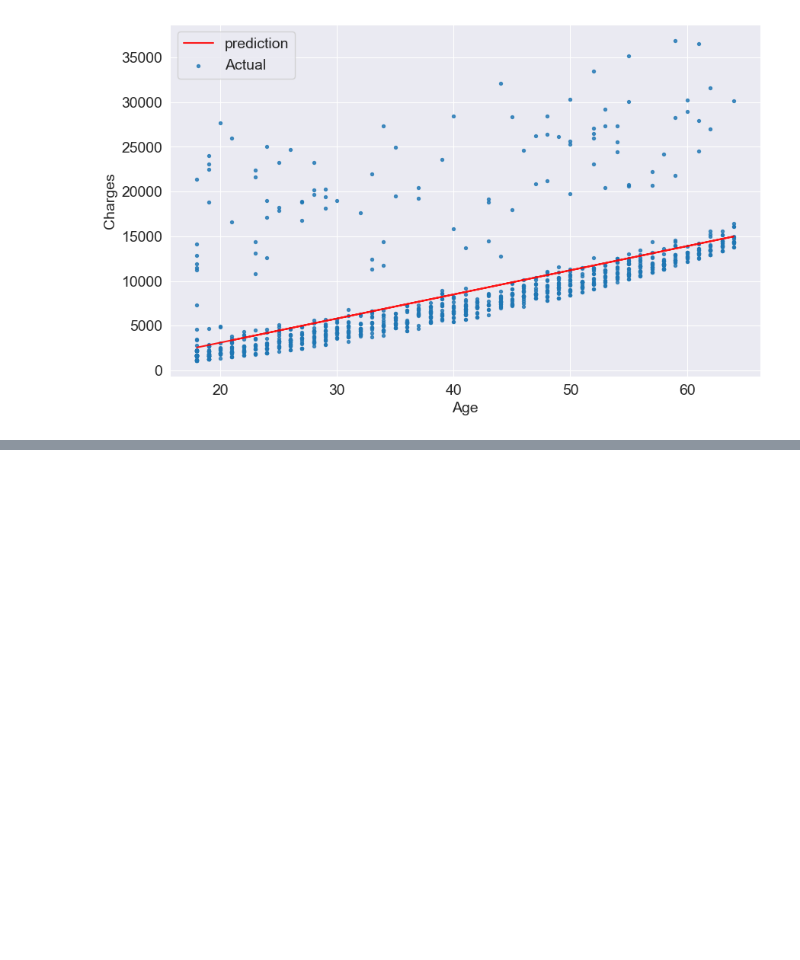
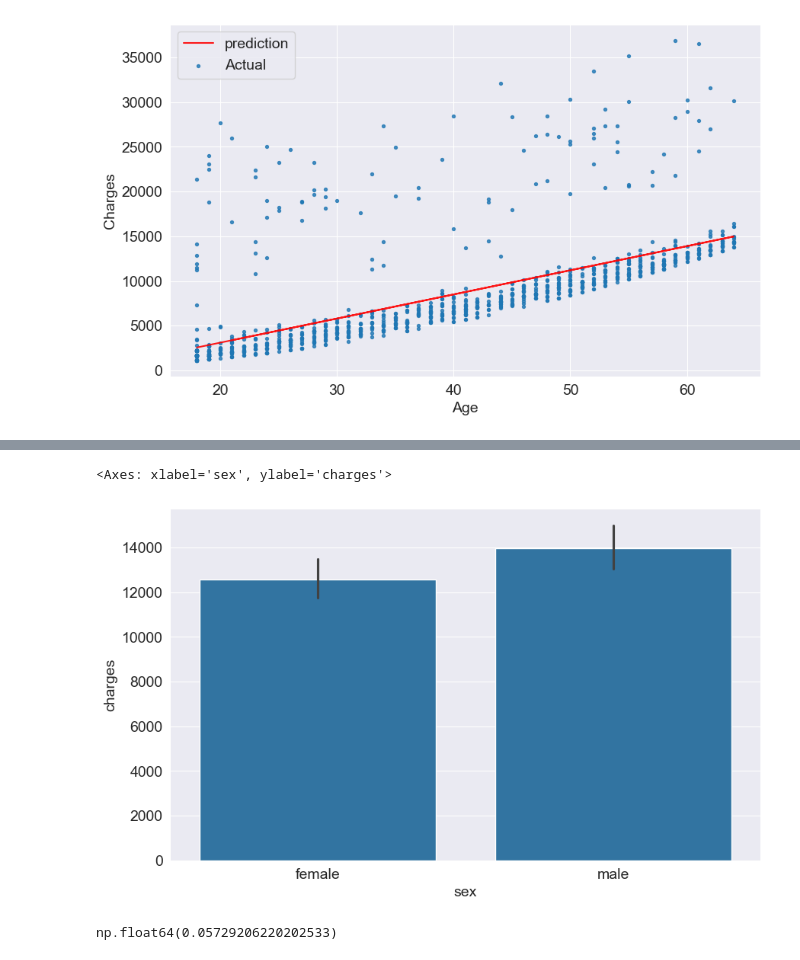
Before and after one commit to medrees-1000/sklearn, a Jupyter notebook: lecture1.ipynb, the cells around one changed output, grey strips where cells are left out. Cells and saved outputs as stored; diff of their text form; code cells hidden in the pictures; blank space fills up the shorter version.

```diff
--- a/lecture1.ipynb
+++ b/lecture1.ipynb
@@ -344,0 +631,3 @@ RMSE Loss 4663.743689821927
+# %%
+smoker_codes = {'no': 0, 'yes': 1}
+medical_df['smoker_code'] = medical_df.smoker.map(smoker_codes)
@@ -344,0 +669,5 @@ RMSE Loss 4663.743689821927
+# %%
+sns.barplot(data=medical_df, x='sex', y='charges')
+# %% [output]
+<Axes: xlabel='sex', ylabel='charges'>
+[figure, added]
@@ -344,0 +677,4 @@ RMSE Loss 4663.743689821927
+# %%
+medical_df.charges.corr(medical_df.sex_code)
+# %% [output]
+np.float64(0.05729206220202533)
```
Also changed, not shown: parts of 75 cells of this notebook.
